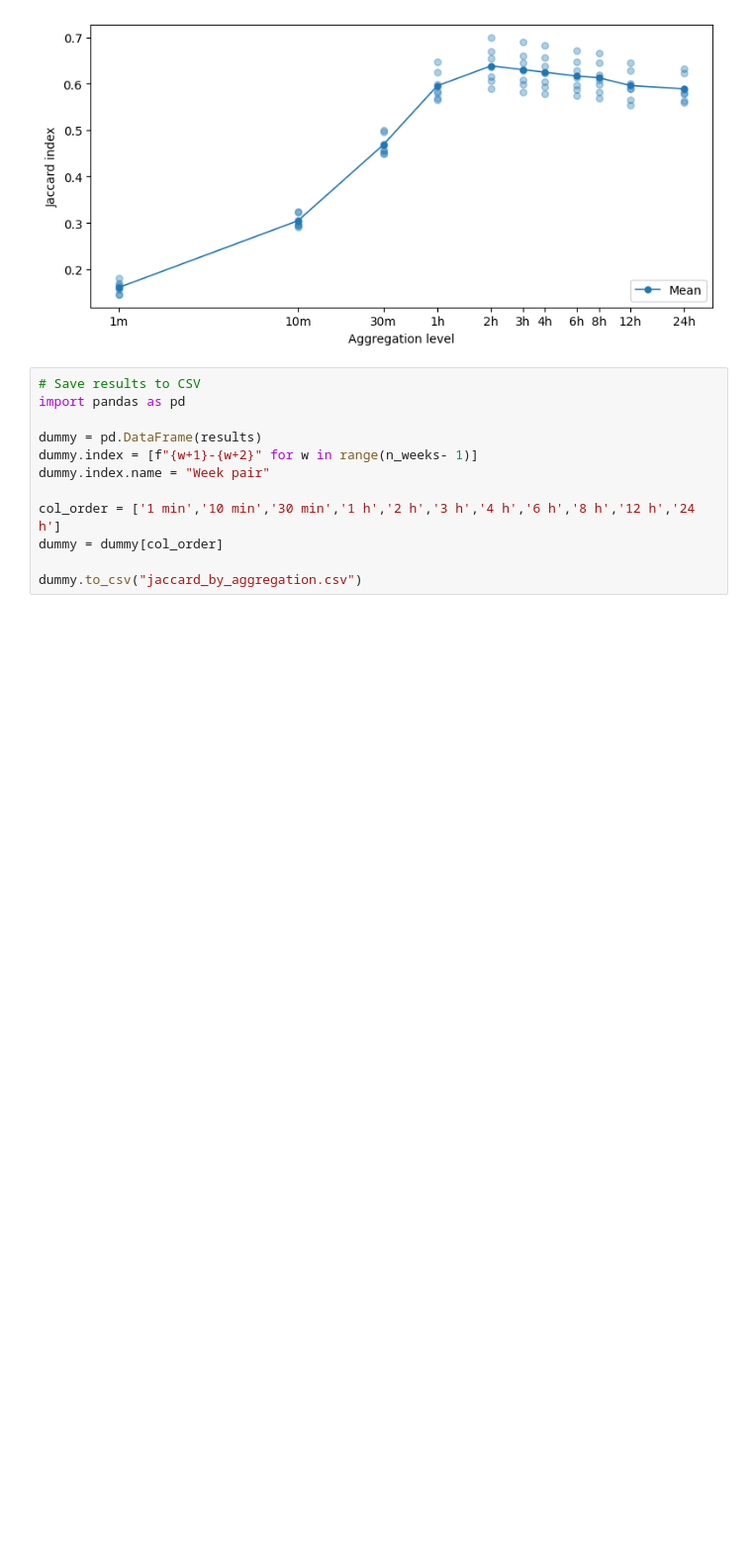
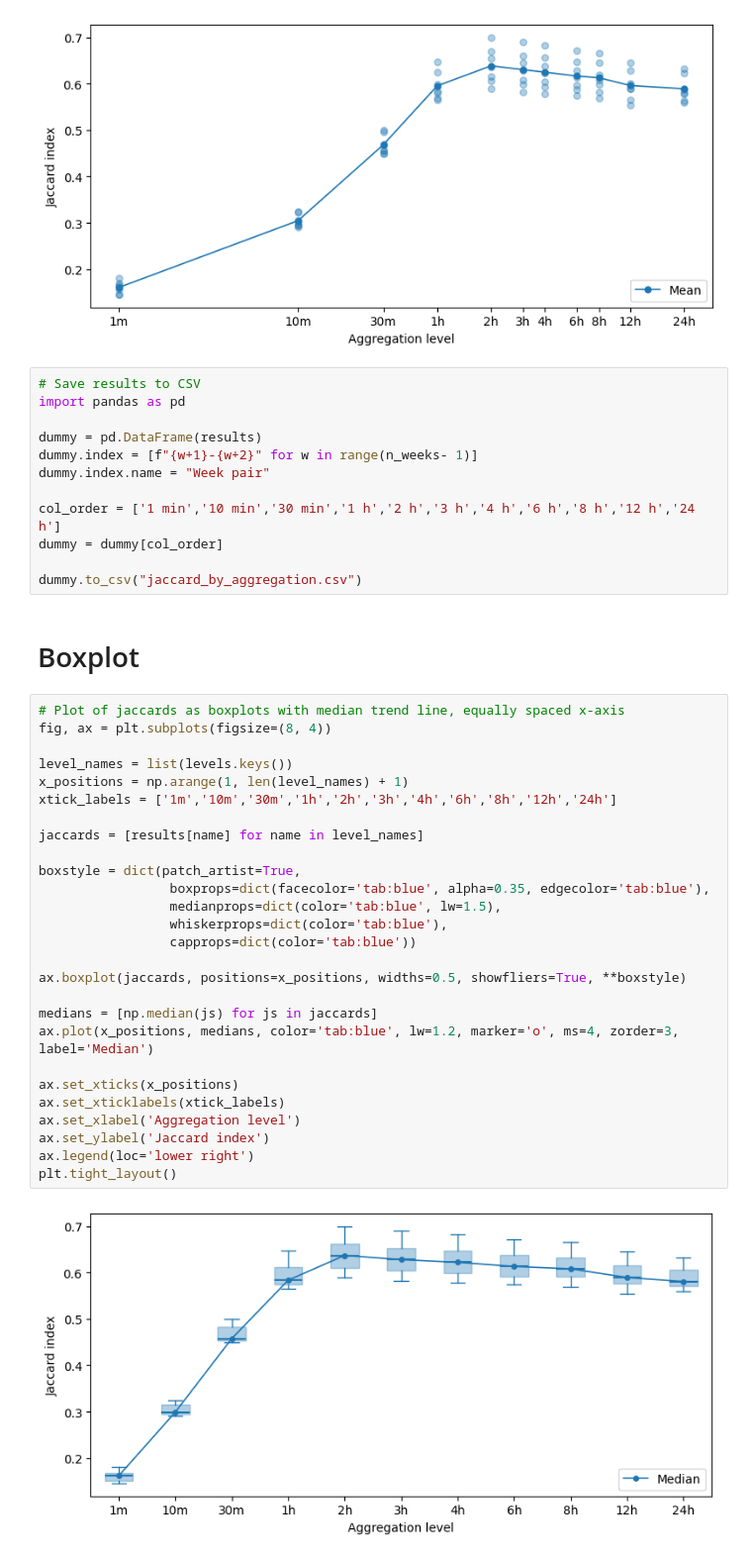
Before and after one commit to Tarun-Rajan99/MSc-Project, a Jupyter notebook: 04_code/jaccard/jaccard.ipynb, the cells around one changed output. Shown at 99% size. Saved outputs shown, nothing was run; the diff lists cells and outputs as text; blank space fills up the shorter version.

```diff
--- a/04_code/jaccard/jaccard.ipynb
+++ b/04_code/jaccard/jaccard.ipynb
@@ -106,3 +106,34 @@ col_order = ['1 min','10 min','30 min','1 h','2 h','3 h','4 h','6 h','8 h','12 h
 dummy = dummy[col_order]
 
 dummy.to_csv("jaccard_by_aggregation.csv")
+# %% [markdown]
+# Boxplot
+# %%
+# Plot of jaccards as boxplots with median trend line, equally spaced x-axis
+fig, ax = plt.subplots(figsize=(8, 4))
+
+level_names = list(levels.keys())
+x_positions = np.arange(1, len(level_names) + 1)
+xtick_labels = ['1m','10m','30m','1h','2h','3h','4h','6h','8h','12h','24h']
+
+jaccards = [results[name] for name in level_names]
+
+boxstyle = dict(patch_artist=True,
+                 boxprops=dict(facecolor='tab:blue', alpha=0.35, edgecolor='tab:blue'),
+                 medianprops=dict(color='tab:blue', lw=1.5),
+                 whiskerprops=dict(color='tab:blue'),
+                 capprops=dict(color='tab:blue'))
+
+ax.boxplot(jaccards, positions=x_positions, widths=0.5, showfliers=True, **boxstyle)
+
+medians = [np.median(js) for js in jaccards]
+ax.plot(x_positions, medians, color='tab:blue', lw=1.2, marker='o', ms=4, zorder=3, label='Median')
+
+ax.set_xticks(x_positions)
+ax.set_xticklabels(xtick_labels)
+ax.set_xlabel('Aggregation level')
+ax.set_ylabel('Jaccard index')
+ax.legend(loc='lower right')
+plt.tight_layout()
+# %% [output]
+[figure, added]
```
Also changed, not shown: 2 other files.
